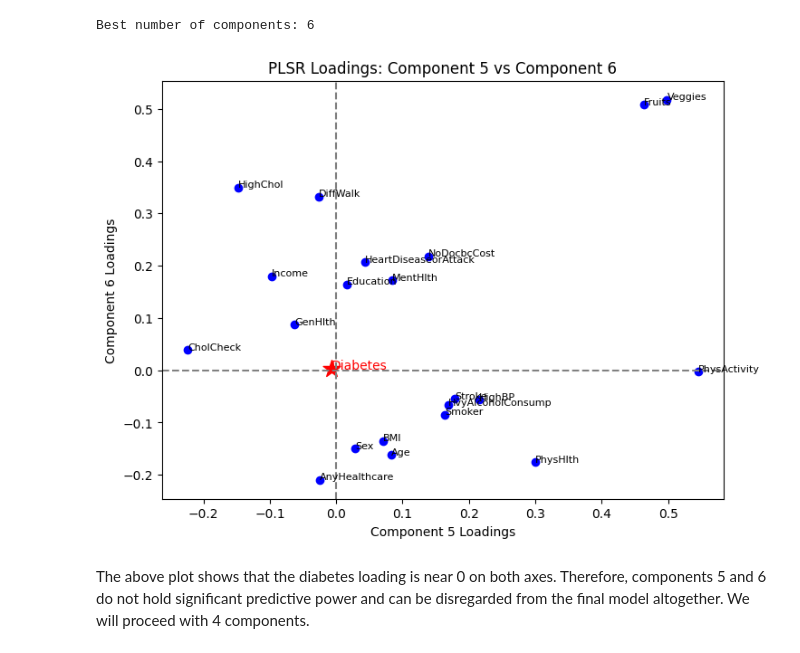
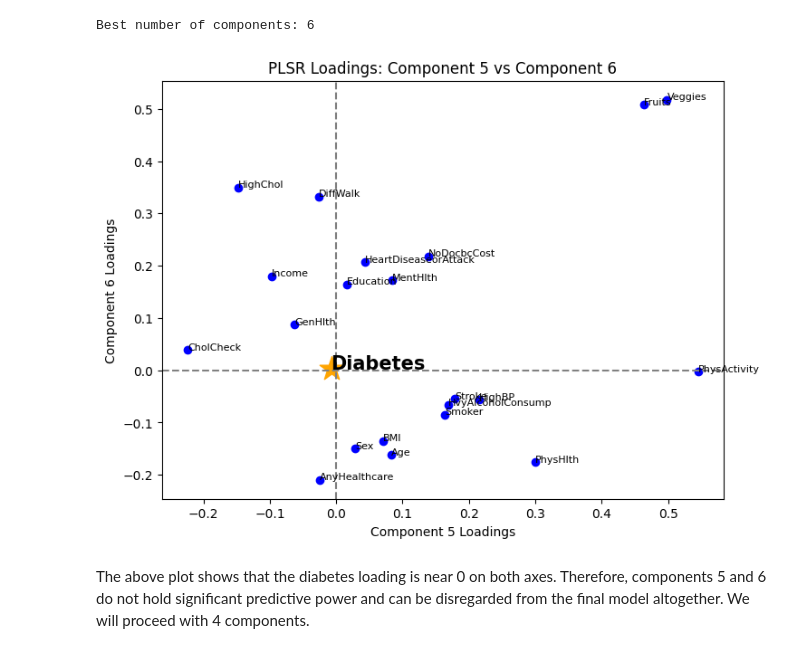
Before and after one commit to IsaacBFine/diabetes-predictors, a Jupyter notebook: plsr_notebook.ipynb, the cells around one changed output. Drawn from its saved outputs; the diff is of its cells as text; code cells hidden in the pictures.

```diff
--- a/plsr_notebook.ipynb
+++ b/plsr_notebook.ipynb
@@ -80,43 +81,47 @@ Best number of components: 6
 # Create a loadings plot for components 5 and 6 to determine whether they are
 # biologically relevant.
 
+# fit a 6 component model
+pls = PLSRegression(n_components=6)
+pls.fit(X_train_scaled, Y_train)
+
 # get X loadings for components 5 and 6
-loadings = pd.DataFrame(
+x_loadings = pd.DataFrame(
     pls.x_loadings_,
     index=X.columns,
     columns=[f'Component {i+1}' for i in range(6)]
 )
 
 # get Y loadings (diabetes)
 y_loadings = pd.DataFrame(
     pls.y_loadings_,
     index=['Diabetes_binary'],
     columns=[f'Component {i+1}' for i in range(6)]
 )
 
 # combine X and Y loadings
-all_loadings = pd.concat([loadings, y_loadings])
+all_loadings = pd.concat([x_loadings, y_loadings])
 
 plt.figure(figsize=(8, 6))
 
 # plot feature variables in blue
-plt.scatter(loadings['Component 5'], loadings['Component 6'], color='blue')
-for var in loadings.index:
-    plt.annotate(var, (loadings['Component 5'][var], loadings['Component 6'][var]), fontsize=8)
+plt.scatter(x_loadings['Component 5'], x_loadings['Component 6'], color='blue')
+for var in x_loadings.index:
+    plt.annotate(var, (x_loadings['Component 5'][var], x_loadings['Component 6'][var]), fontsize=8)
 
 # plot diabetes as a red star so it stands out
 plt.scatter(y_loadings['Component 5'], y_loadings['Component 6'],
-            color='red', s=200, marker='*', label='Diabetes')
-plt.annotate('Diabetes', (y_loadings['Component 5'][0], y_loadings['Component 6'][0]), fontsize=10, color='red')
+            color='orange', s=400, marker='*', label='Diabetes')
+plt.annotate('Diabetes', (y_loadings['Component 5'][0], y_loadings['Component 6'][0]), fontsize=15, color='black', fontweight='bold')
 
 plt.axhline(0, color='grey', linestyle='--')
 plt.axvline(0, color='grey', linestyle='--')
 plt.xlabel('Component 5 Loadings')
 plt.ylabel('Component 6 Loadings')
 plt.title('PLSR Loadings: Component 5 vs Component 6')
 plt.show()
 # %% [output]
-[figure, old version]
+[figure, new version]
 # %% [markdown]
 The above plot shows that the diabetes loading is near 0 on both axes. Therefore, components 5 and 6 do not hold significant predictive power and can be disregarded from the final model altogether. We will proceed with 4 components.
 # %% [markdown]
```
Also changed, not shown: parts of 3 cells of this notebook.
